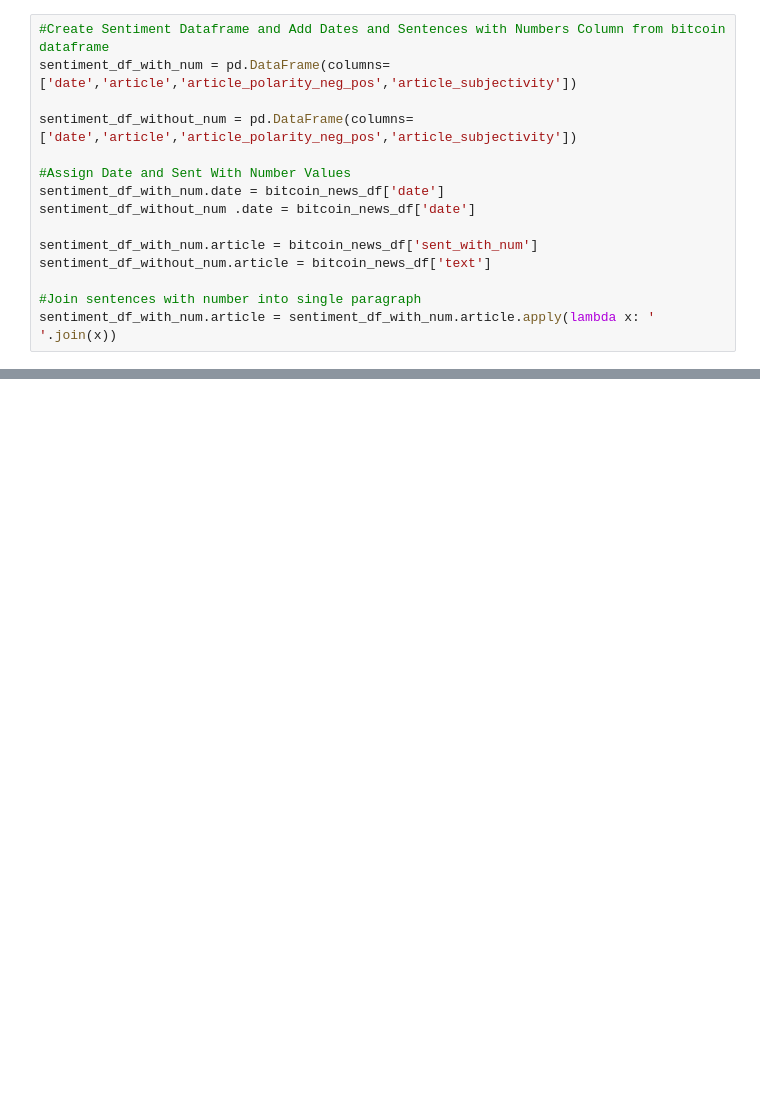
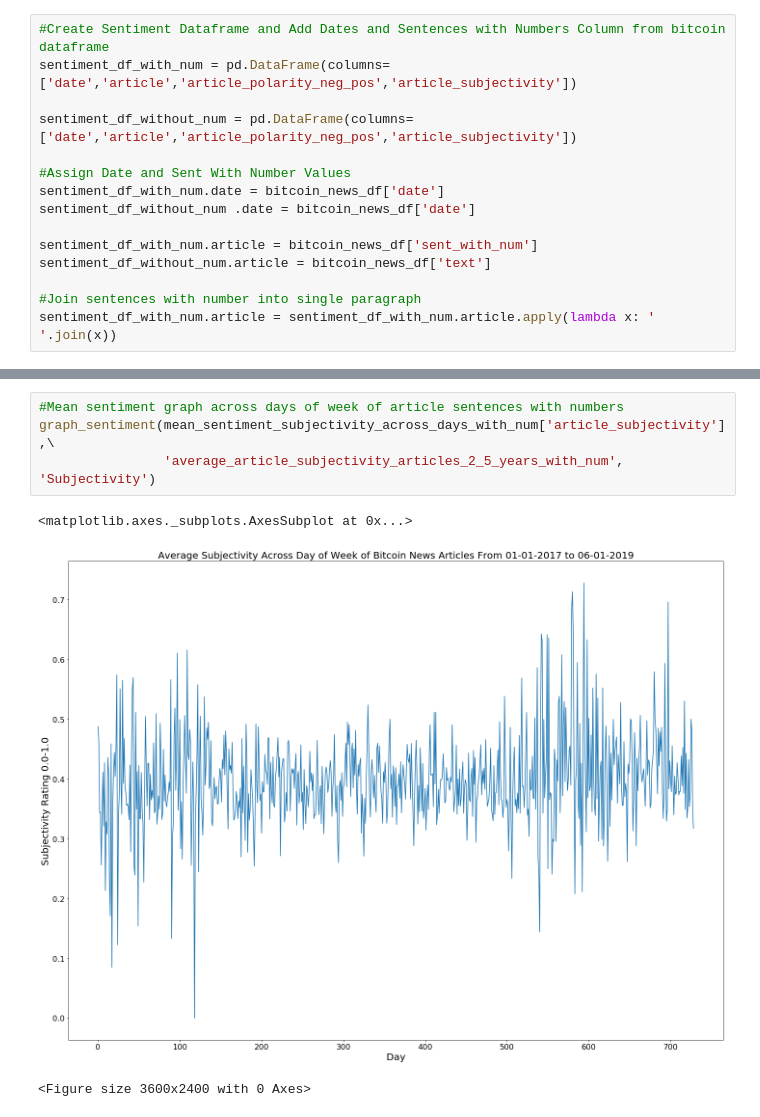
Before and after one commit to MohammadBakir/Bitcoin-Price-Prediction, a Jupyter notebook: sentiment_analysis/bitcoin_news_sentiment_analysis.ipynb, the cells around one changed output, grey strips where cells are left out. Cells and saved outputs as stored; diff of their text form; blank space fills up the shorter version.

```diff
--- a/sentiment_analysis/bitcoin_news_sentiment_analysis.ipynb
+++ b/sentiment_analysis/bitcoin_news_sentiment_analysis.ipynb
@@ -71,0 +158,8 @@ subjectivity_articles_without_num = subjectivity_parser(sentiment_df_without_num
+# %%
+#Mean sentiment graph across days of week of article sentences with numbers
+graph_sentiment(mean_sentiment_subjectivity_across_days_with_num['article_subjectivity'],\
+                'average_article_subjectivity_articles_2_5_years_with_num', 'Subjectivity')
+# %% [output]
+<matplotlib.axes._subplots.AxesSubplot at 0x...>
+[figure, added]
+<Figure size 3600x2400 with 0 Axes>
```
Also changed, not shown: parts of 17 cells of this notebook, 9 other files.
